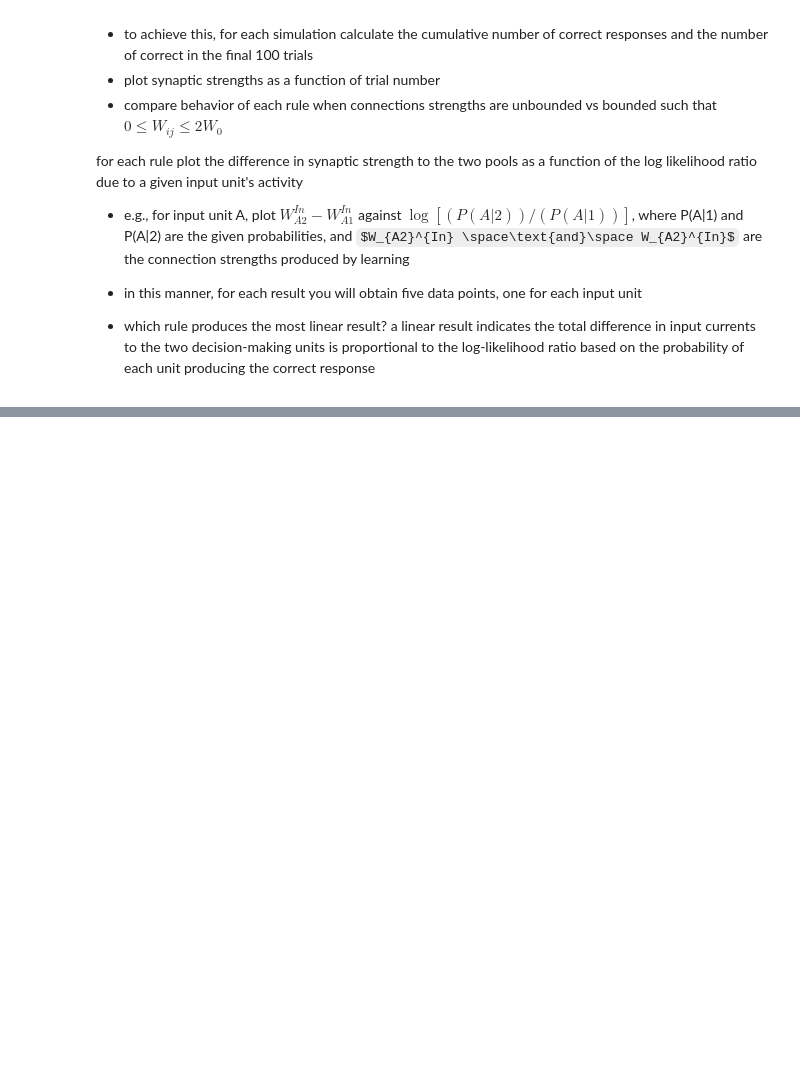
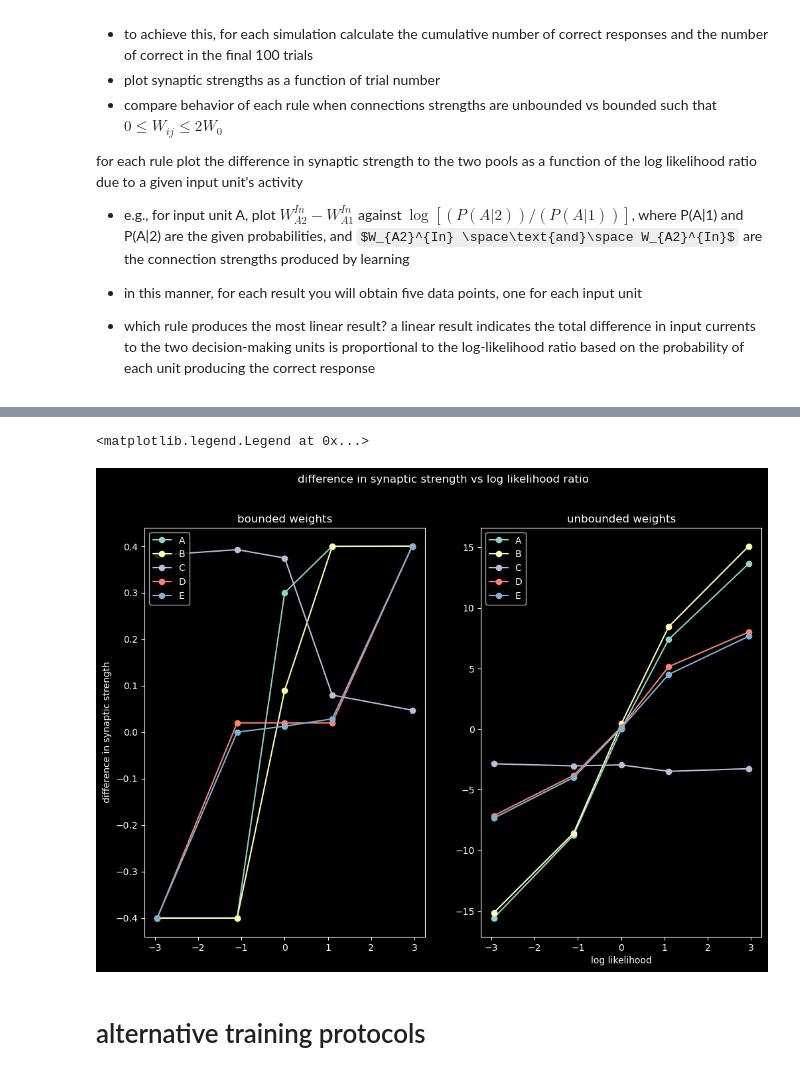
Before and after one commit to polsen99/intro_comp_neuro, a Jupyter notebook: ch8 (learning and synaptic plasticity)/tutorial 8.3 - learning the weather-prediction task in a neural circuit.ipynb, the cells around one changed output, grey strips where cells are left out. Cells and saved outputs as stored; diff of their text form; code cells hidden in the pictures; some formulas as TeX source; blank space fills up the shorter version.

```diff
--- a/ch8 (learning and synaptic plasticity)/tutorial 8.3 - learning the weather-prediction task in a neural circuit.ipynb
+++ b/ch8 (learning and synaptic plasticity)/tutorial 8.3 - learning the weather-prediction task in a neural circuit.ipynb
@@ -982,0 +402,25 @@ plt.imshow(final_weights_e)
+# %%
+fig, ax = plt.subplots(1, 2, figsize=(12, 8))
+log_likelihoods = get_log_likelihood()
+
+for i, rule in enumerate(RULES):
+    bounded, weights_bounded = run_trials(rule=rule, bound_weights=True)
+    unbounded, weights_unbounded = run_trials(rule=rule, bound_weights=False)
+    bounded_differences = get_differences(weights_bounded[-1])
+    unbounded_differences = get_differences(weights_unbounded[-1])
+
+    ax[0].plot(log_likelihoods, bounded_differences, label=f'{rule.upper()}', marker='o')
+    ax[1].plot(log_likelihoods, unbounded_differences, label=f'{rule.upper()}', marker='o')
+
+fig.suptitle('difference in synaptic strength vs log likelihood ratio')
+ax[0].set_title('bounded weights')
+ax[0].set_ylabel('difference in synaptic strength')
+ax[1].set_title('unbounded weights')
+ax[1].set_xlabel('log likelihood')
+ax[0].legend(loc='upper left')
+ax[1].legend(loc='upper left')
+# %% [output]
+<matplotlib.legend.Legend at 0x...>
+[figure, added]
+# %% [markdown]
+# alternative training protocols
```
Also changed, not shown: parts of 45 cells of this notebook.
